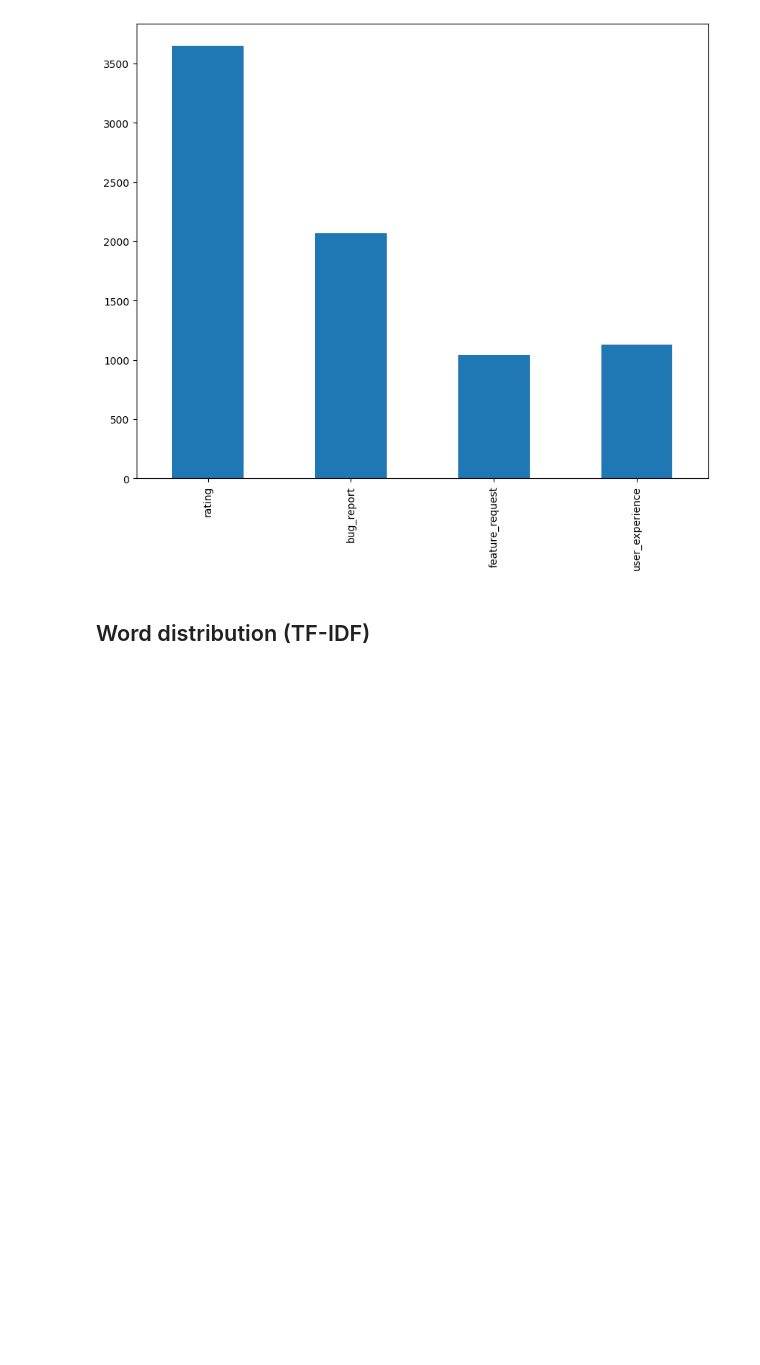
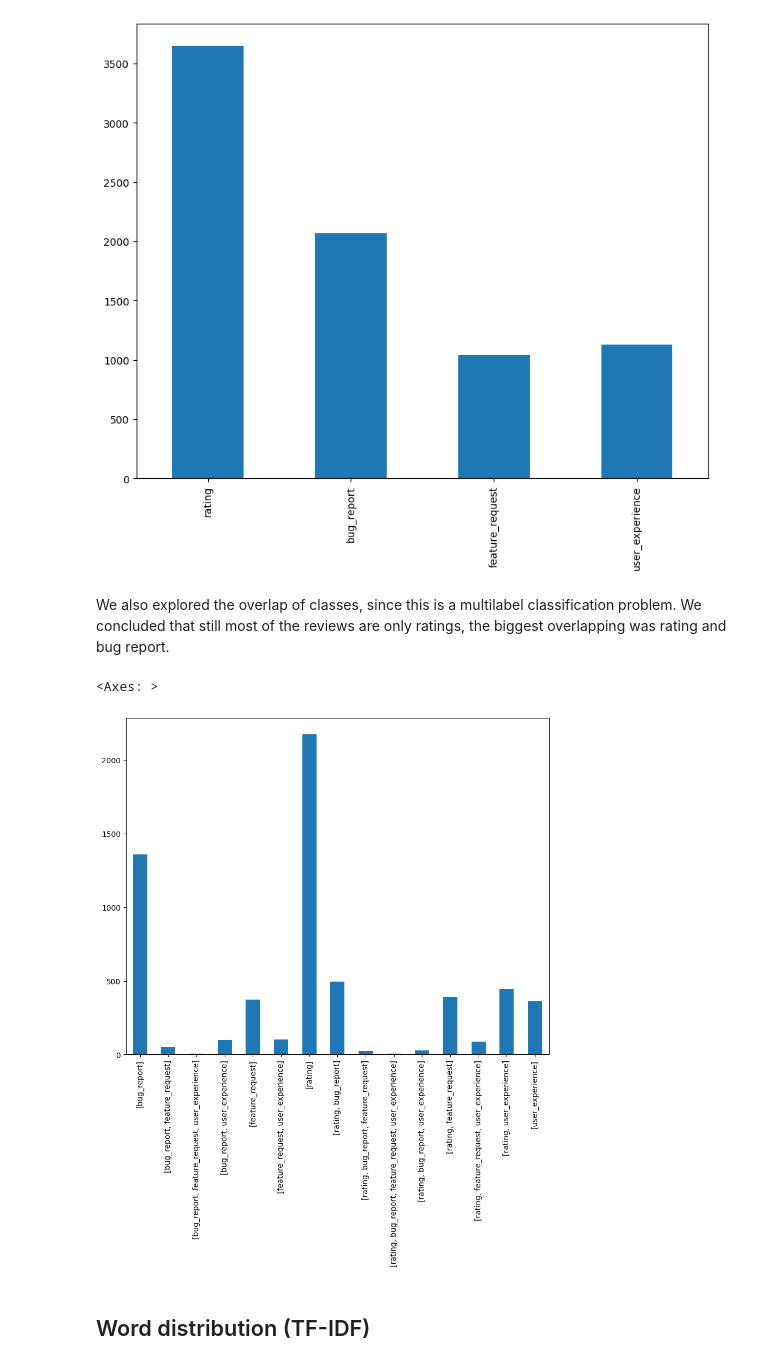
Before and after one commit to Poodlers/NLP_french_user_reviews, a Jupyter notebook: data_exploration.ipynb, the cells around one changed output. Cells and saved outputs as stored; diff of their text form; code cells hidden in the pictures; blank space fills up the shorter version.

```diff
--- a/data_exploration.ipynb
+++ b/data_exploration.ipynb
@@ -59,5 +80,38 @@ User Experience:  1131
 Bug Report:  2067
 Feature Request:  1040
 [figure]
+# %% [markdown]
+We also explored the overlap of classes, since this is a multilabel classification problem. We concluded that still most of the reviews are only ratings, the biggest overlapping was rating and bug report.
+# %%
+from sklearn.preprocessing import MultiLabelBinarizer
+
+tags = []
+
+for index, row in data.iterrows():
+    str_tag = ""
+    if row["rating"] == 1:
+        str_tag += "rating,"
+    if row["bug_report"] == 1:
+        str_tag += "bug_report,"
+    if row["feature_request"] == 1:
+        str_tag += "feature_request,"
+    if row["user_experience"] == 1:
+        str_tag += "user_experience,"
+
+    list_tag = str_tag[0:-1].split(',')
+
+    tags.append(list_tag)
+
+data = data.assign(tags=tags)
+
+
+mlb = MultiLabelBinarizer()
+
+tags1 = mlb.fit_transform(data["tags"])
+
+data["tags"].value_counts().sort_index().plot.bar(x="Tag Distribution of All Observations", y="Number of observations")
+# %% [output]
+<Axes: >
+[figure, added]
 # %% [markdown]
 ## Word distribution (TF-IDF)
```
Also changed, not shown: parts of 6 cells of this notebook, 2 other files.
